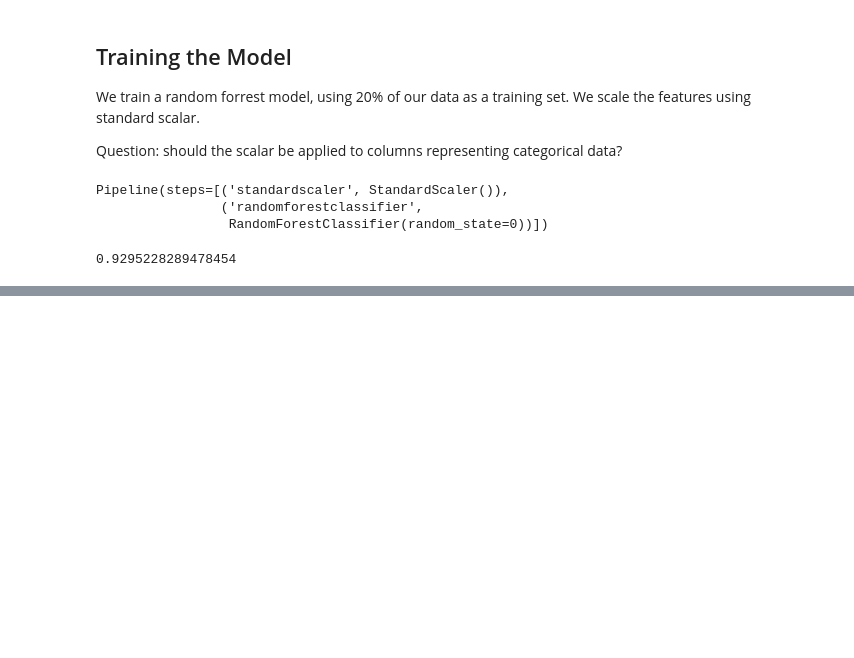
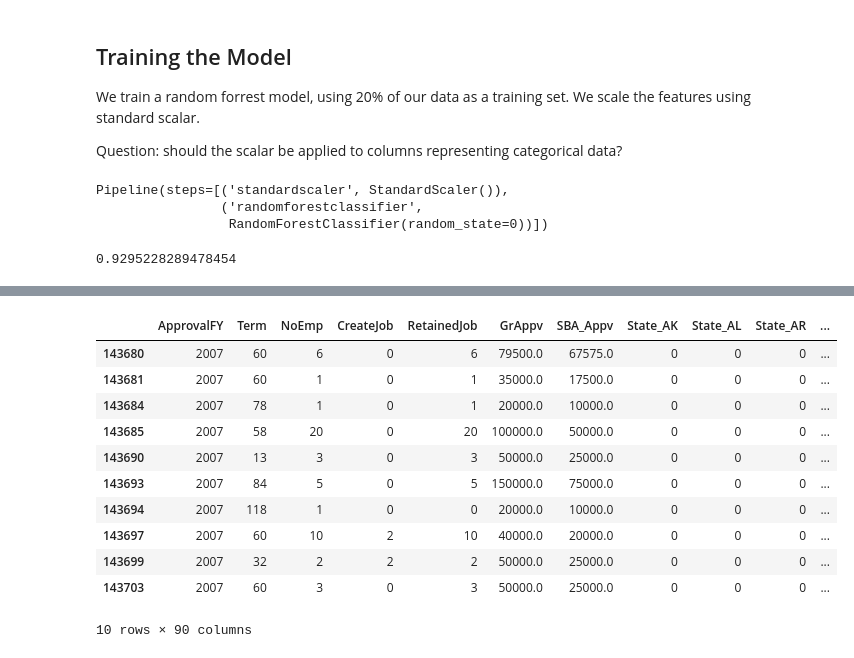
Before and after one commit to rkarpman/SpringboardCapstone2, a Jupyter notebook: Notebooks/2-first-model-attempt.ipynb, the cells around one changed output, grey strips where cells are left out. Drawn from its saved outputs; the diff is of its cells as text; code cells hidden in the pictures; blank space fills up the shorter version.

```diff
--- a/Notebooks/2-first-model-attempt.ipynb
+++ b/Notebooks/2-first-model-attempt.ipynb
@@ -167,0 +268,17 @@ accuracy_score(y_test, y_te_pred)
+# %%
+year_2007 = df_features.loc[df_features['ApprovalFY'] == 2007]
+# %%
+year_2007.head(10)
+# %% [output]
+|  | ApprovalFY | Term | NoEmp | CreateJob | RetainedJob | GrAppv | SBA_Appv | State_AK | State_AL | State_AR | ... |
+| 143680 | 2007 | 60 | 6 | 0 | 6 | 79500.0 | 67575.0 | 0 | 0 | 0 | ... |
+| 143681 | 2007 | 60 | 1 | 0 | 1 | 35000.0 | 17500.0 | 0 | 0 | 0 | ... |
+| 143684 | 2007 | 78 | 1 | 0 | 1 | 20000.0 | 10000.0 | 0 | 0 | 0 | ... |
+| 143685 | 2007 | 58 | 20 | 0 | 20 | 100000.0 | 50000.0 | 0 | 0 | 0 | ... |
+| 143690 | 2007 | 13 | 3 | 0 | 3 | 50000.0 | 25000.0 | 0 | 0 | 0 | ... |
+| 143693 | 2007 | 84 | 5 | 0 | 5 | 150000.0 | 75000.0 | 0 | 0 | 0 | ... |
+| 143694 | 2007 | 118 | 1 | 0 | 0 | 20000.0 | 10000.0 | 0 | 0 | 0 | ... |
+| 143697 | 2007 | 60 | 10 | 2 | 10 | 40000.0 | 20000.0 | 0 | 0 | 0 | ... |
+| 143699 | 2007 | 32 | 2 | 2 | 2 | 50000.0 | 25000.0 | 0 | 0 | 0 | ... |
+| 143703 | 2007 | 60 | 3 | 0 | 3 | 50000.0 | 25000.0 | 0 | 0 | 0 | ... |
+10 rows × 90 columns
```
Also changed, not shown: parts of 18 cells of this notebook.
